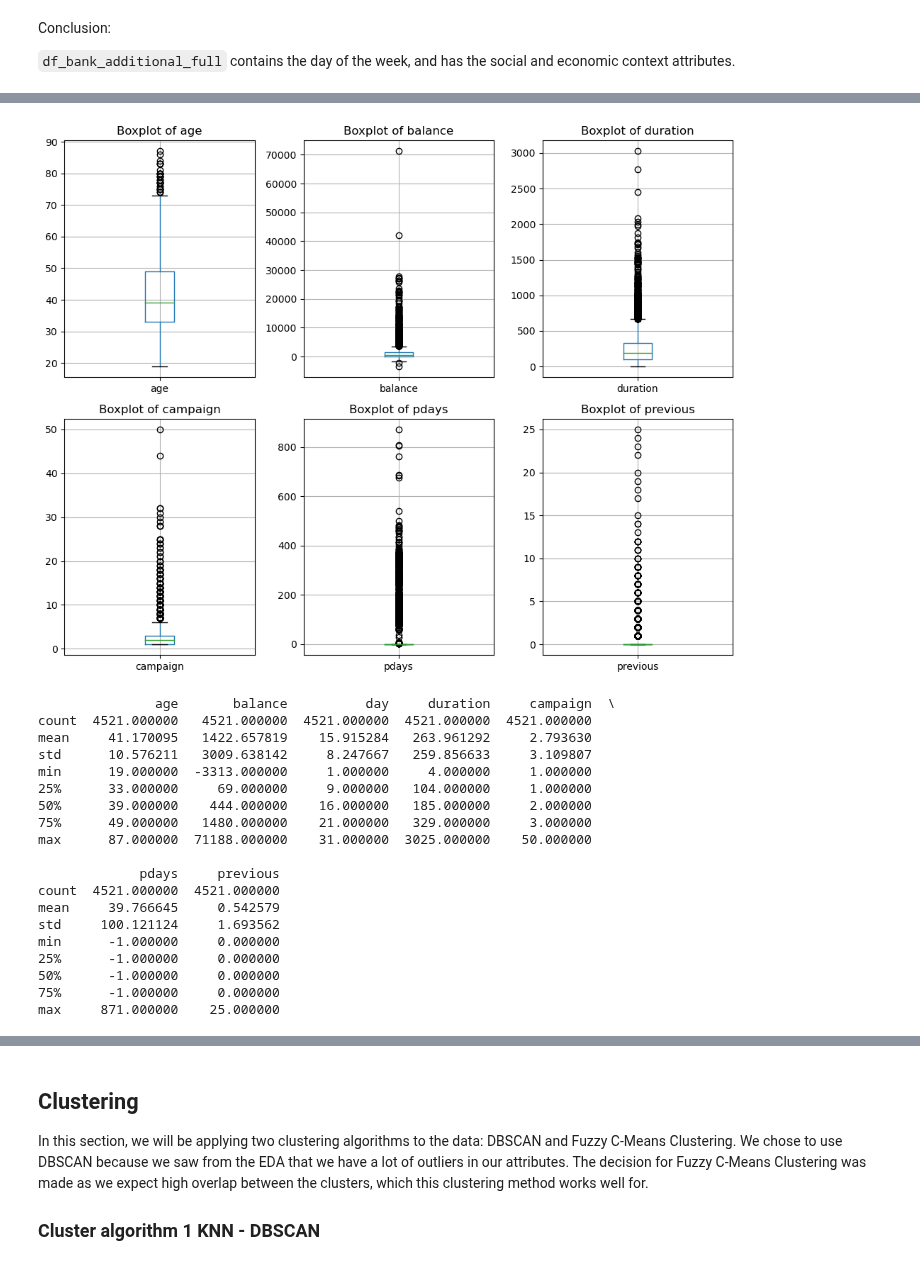
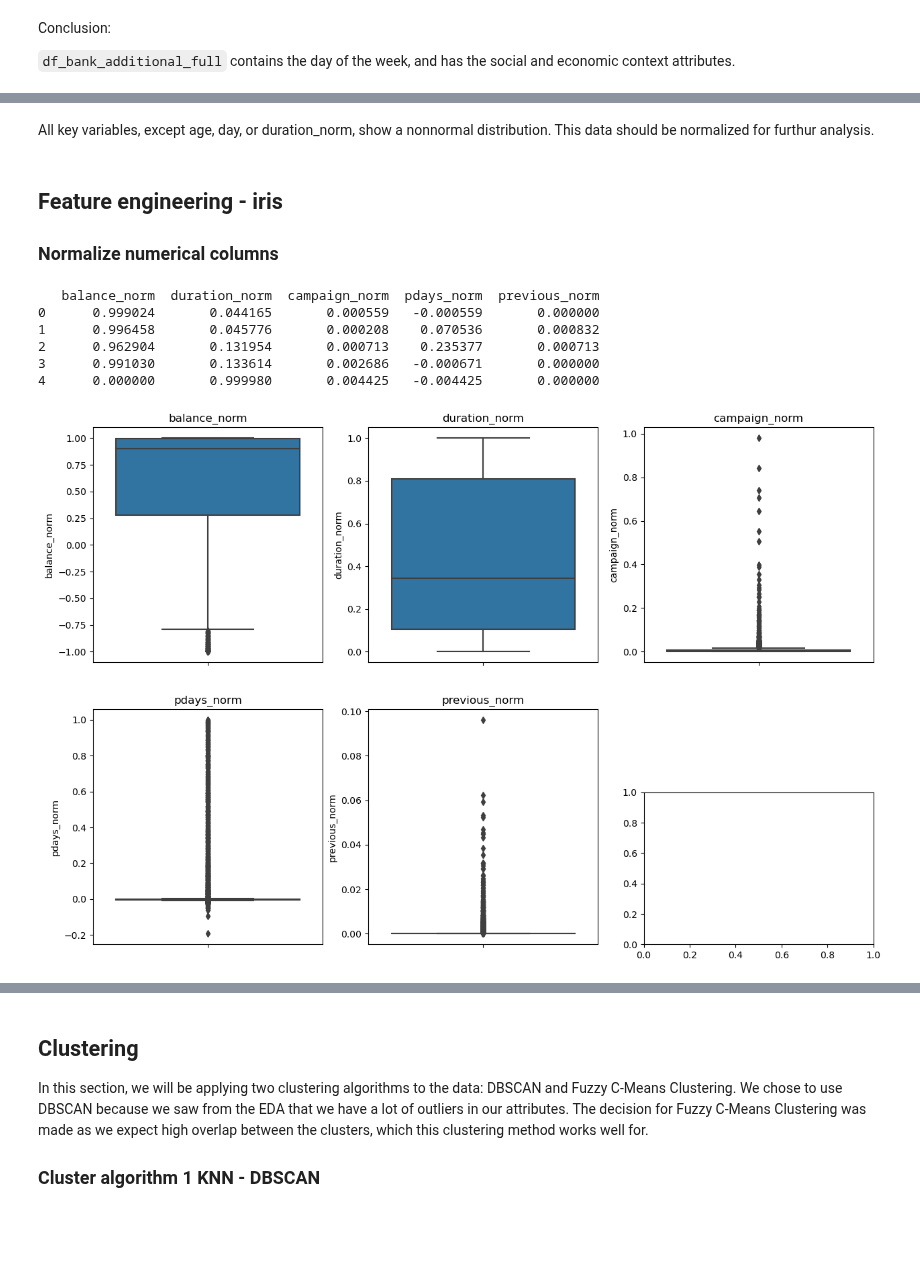
Before and after one commit to DSBE-Semester-A/DataMining, a Jupyter notebook: Assignment2/Assignment_2.ipynb, the cells around one changed output, grey strips where cells are left out. Saved outputs shown, nothing was run; the diff lists cells and outputs as text; code cells hidden in the pictures; blank space fills up the shorter version.

Commit message:
Feature engineering 3

```diff
--- a/Assignment2/Assignment_2.ipynb
+++ b/Assignment2/Assignment_2.ipynb
@@ -68,0 +142,9 @@ Conclusion:
+# %%
+# create a figure with histogram subplots
+plt.figure(figsize=(15, 10))
+for i, feature in enumerate(numerical_columns, 1):
+    plt.subplot(len(numerical_columns)//3 + 1, 3, i)
+    df_bank[feature].hist(bins=35)
+    plt.title(feature)
+plt.tight_layout()
+plt.show()
@@ -69,41 +153,40 @@ Conclusion:
+# %% [markdown]
+All key variables, except age, day, or duration_norm, show a nonnormal distribution. This data should be normalized for furthur analysis.
+# %% [markdown]
+## Feature engineering - iris
+### Normalize numerical columns
+# %%
+from sklearn.preprocessing import MinMaxScaler
+import sklearn.preprocessing
+
+# Initialize the MinMaxScaler
+scaler = MinMaxScaler()
+
+# Columns to normalize
+columns_to_normalize = [col for col in numerical_columns if col not in ['age', 'day']]
+
+# Apply the scaler to the selected columns and rename them
+normalized_columns = [f"{col}_norm" for col in columns_to_normalize]
+df_bank[normalized_columns] = sklearn.preprocessing.normalize(df_bank[columns_to_normalize])
+
+print(df_bank[normalized_columns].head())
+# %% [output]
+   balance_norm  duration_norm  campaign_norm  pdays_norm  previous_norm
+0      0.999024       0.044165       0.000559   -0.000559       0.000000
+1      0.996458       0.045776       0.000208    0.070536       0.000832
+2      0.962904       0.131954       0.000713    0.235377       0.000713
+3      0.991030       0.133614       0.002686   -0.000671       0.000000
+4      0.000000       0.999980       0.004425   -0.004425       0.000000
 # %%
-# Outliers
-fig, axes = plt.subplots(2, 3, figsize=(10, 8))
+# Outliers for normalized columns
+fig, axes = plt.subplots(3, 3, figsize=(15, 10))
 
-# List of columns to plot
-key_columns = ['age', 'balance', 'duration', 'campaign', 'pdays', 'previous']
-
-# Plot each column in a separate subplot
-for i, column in enumerate(key_columns):
-    row, col = divmod(i, 3)
-    df_bank.boxplot(column=[column], ax=axes[row, col])
-    axes[row, col].set_title(f'Boxplot of {column}')
-
+# Plot each normalized column in a separate subplot
+for i, column in enumerate(normalized_columns, 1):
+    plt.subplot(len(normalized_columns)//3 + 1, 3, i)
+    sns.boxplot(y=df_bank[column], showfliers=True)
+    plt.title(column)
 plt.tight_layout()
 plt.show()
 # %% [output]
-[figure, old version]
+[figure, new version]
-# %%
-# Summarizing dataset
-summary = df_bank.describe()
-print(summary)
-# %% [output]
-               age       balance          day     duration     campaign  \
-count  4521.000000   4521.000000  4521.000000  4521.000000  4521.000000
-mean     41.170095   1422.657819    15.915284   263.961292     2.793630
-std      10.576211   3009.638142     8.247667   259.856633     3.109807
-min      19.000000  -3313.000000     1.000000     4.000000     1.000000
-25%      33.000000     69.000000     9.000000   104.000000     1.000000
-50%      39.000000    444.000000    16.000000   185.000000     2.000000
-75%      49.000000   1480.000000    21.000000   329.000000     3.000000
-max      87.000000  71188.000000    31.000000  3025.000000    50.000000
-
-             pdays     previous
-count  4521.000000  4521.000000
-mean     39.766645     0.542579
-std     100.121124     1.693562
-min      -1.000000     0.000000
-25%      -1.000000     0.000000
-50%      -1.000000     0.000000
-75%      -1.000000     0.000000
-max     871.000000    25.000000
```
Also changed, not shown: parts of 31 cells of this notebook.
